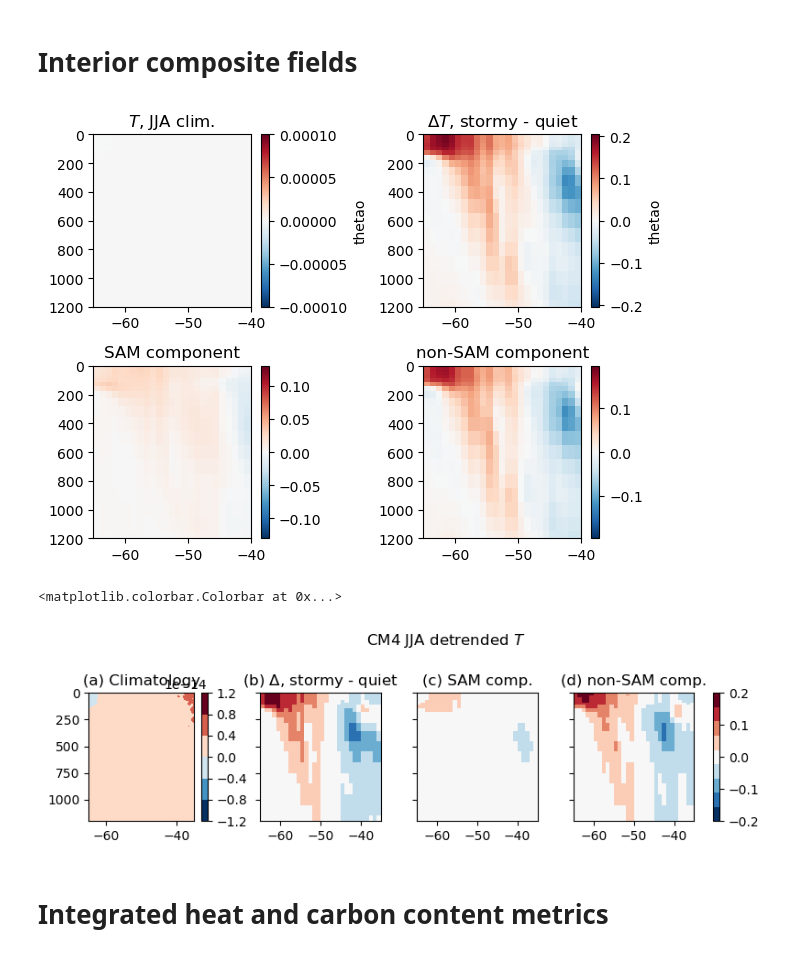
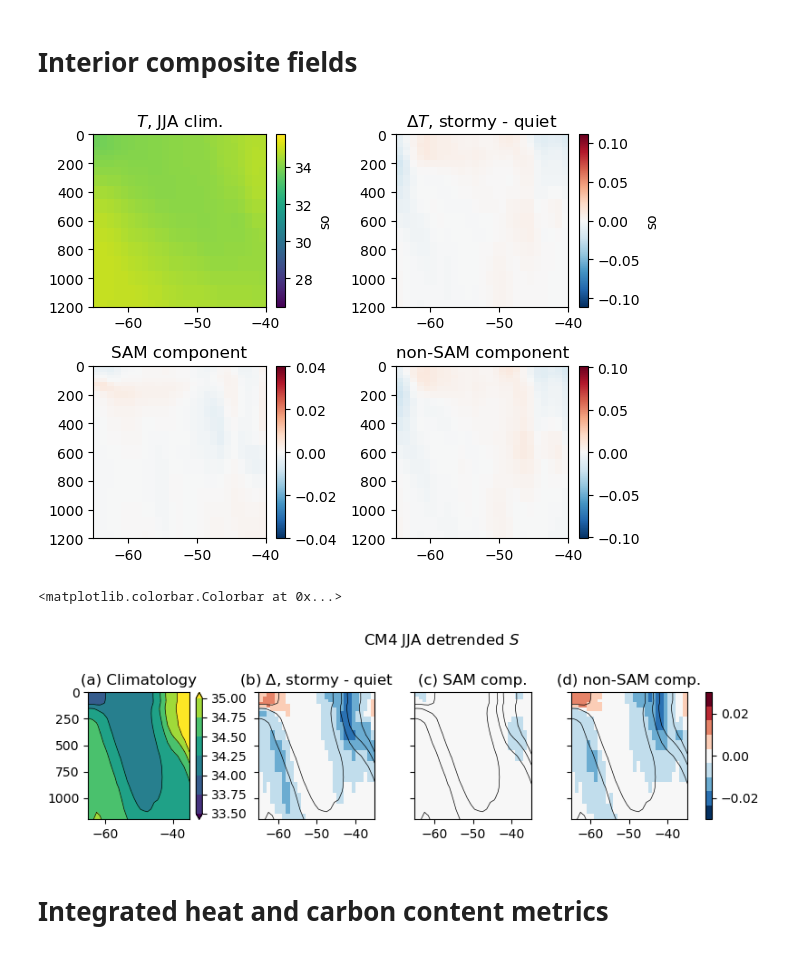
Before and after one commit to keturner8/stormtrack_variability, a Jupyter notebook: notebooks/composites_CMIP_SAMresid.ipynb, the cells around one changed output. Cells and saved outputs as stored; diff of their text form; code cells hidden in the pictures.

```diff
--- a/notebooks/composites_CMIP_SAMresid.ipynb
+++ b/notebooks/composites_CMIP_SAMresid.ipynb
@@ -385,0 +416,12 @@ plt.savefig(f"{out_path_fig}composites/{var}_{s}_{mod}.png", format="png", dpi=1
+# %%
+s = "JJA"
+
+plt.subplots(figsize=(2,1))
+
+(da[s][idx_high[s], :, :].mean(dim="time") - da[s][idx_low[s], :, :].mean(dim="time")).sel(lon=slice(360 - 180, 360 - 100)).mean(dim='lon').plot()
+plt.plot([-65, -40], [0, 0], 'k--')
+plt.xlim([-65, -40])
+plt.ylim(-0.2,0.5)
+plt.ylabel('')
+plt.xlabel('')
+plt.title(f"$\Delta$ P-E, {mod}")
@@ -386,7 +431,7 @@ plt.savefig(f"{out_path_fig}composites/{var}_{s}_{mod}.png", format="png", dpi=1
 # %% [markdown]
 # Interior composite fields
 # %%
-var = "thetao"
+var = "so"
 mode = "detrend"
 
 ds_v = xr.open_mfdataset(
@@ -444,7 +489,7 @@ fig, axs = plt.subplots(nrows=2, ncols=2)
 axs = axs.flatten()
 
 da[s].mean(dim="time").sel(lon=regions["e_pac"]).mean(dim="lon").plot(
-    ax=axs[0], y="z_l", vmax=1e-4
+    ax=axs[0], y="z_l", #vmax=1e-4
 )
 
 (
@@ -485,7 +530,7 @@ for i in range(4):
 
 plt.tight_layout()
 # %% [output]
-[figure, old version]
+[figure, new version]
 # %%
 s = "JJA"
 r = "e_pac"
@@ -505,6 +550,8 @@ if (var == "rho_0") | (var == 'sigma1'):
     v0 = 2e-2
 if var == "thetao":
     v0 = 0.2
+if var == "so":
+    v0 = 0.03
 
 fig, axs = plt.subplots(nrows=1, ncols=4,
                         #constrained_layout=True,
@@ -520,6 +567,8 @@ da[s].mean(dim="time").sel(lon=regions[r]).mean(dim="lon").plot.contourf(
     # vmax=3e-5, vmin=0, levels=9, cmap='plasma', # for N2
     # vmax=2.3, vmin=2, levels=9, cmap='jet', # for DIC
     # vmax=1032.4, vmin=1030, levels=9,  cmap=cmocean.tools.cmap(), # for density
+    # vmin=2, vmax=14, levels=7, # for thetao
+    vmin= 33.5, vmax=35, levels=7, # for so
     cbar_kwargs={'label':''},
 )
 
@@ -545,40 +594,42 @@ im3 = (
     vmin=-1 * v0,
     vmax=v0,
     extend="neither",
     cmap=plt.get_cmap("RdBu_r", 9),
     add_colorbar=False,
 )
 
 for i in range(4):
-#    da[s].mean(dim="time").sel(lon=regions[r]).mean(dim="lon").plot.contour(
-#        ax=axs[i],
+    da[s].mean(dim="time").sel(lon=regions[r]).mean(dim="lon").plot.contour(
+        ax=axs[i],
         #levels=levels[::2],
         # vmax=3e-5, vmin=0, levels=6, # for N2
         # vmax=2.3, vmin=2,levels=6,
         #vmax=1032.4, vmin=1030,levels=6, # for density
-#        colors="k",
-#        linewidths=0.5,
-#    )
+        #vmin=2, vmax=14, levels=7, #for thetao
+        vmin= 33.5, vmax=35, levels=7, # for so
+        colors="k",
+        linewidths=0.5,
+    )
 
     axs[i].set_xlabel("")
     axs[i].set_ylabel("")
     axs[i].set_ylim([1200, 0])
     axs[i].set_xlim([-65, -35])
 
 
 axs[0].set_title(f"(a) Climatology")
 axs[1].set_title("(b) $\Delta$, stormy - quiet")
 axs[2].set_title(f"(c) SAM comp.")
 axs[3].set_title(f"(d) non-SAM comp.")
 
-fig.suptitle(f"{mod} {s} detrended $T$")
+fig.suptitle(f"{mod} {s} detrended $S$")
 
 plt.tight_layout()
 plt.subplots_adjust(right=0.85)
 fig.colorbar(im3, ax=axs[1:], orientation='vertical', label='',fraction=0.046, pad=0.04)
 # %% [output]
 <matplotlib.colorbar.Colorbar at 0x...>
-[figure, old version]
+[figure, new version]
 # %%
 da[s][idx_high[s], :, :, :].mean(dim="time").sel(lon=regions[r]).mean(dim="lon").plot.contour(
     ax=axs[0],
```
Also changed, not shown: parts of 7 cells of this notebook, 7 other files.
